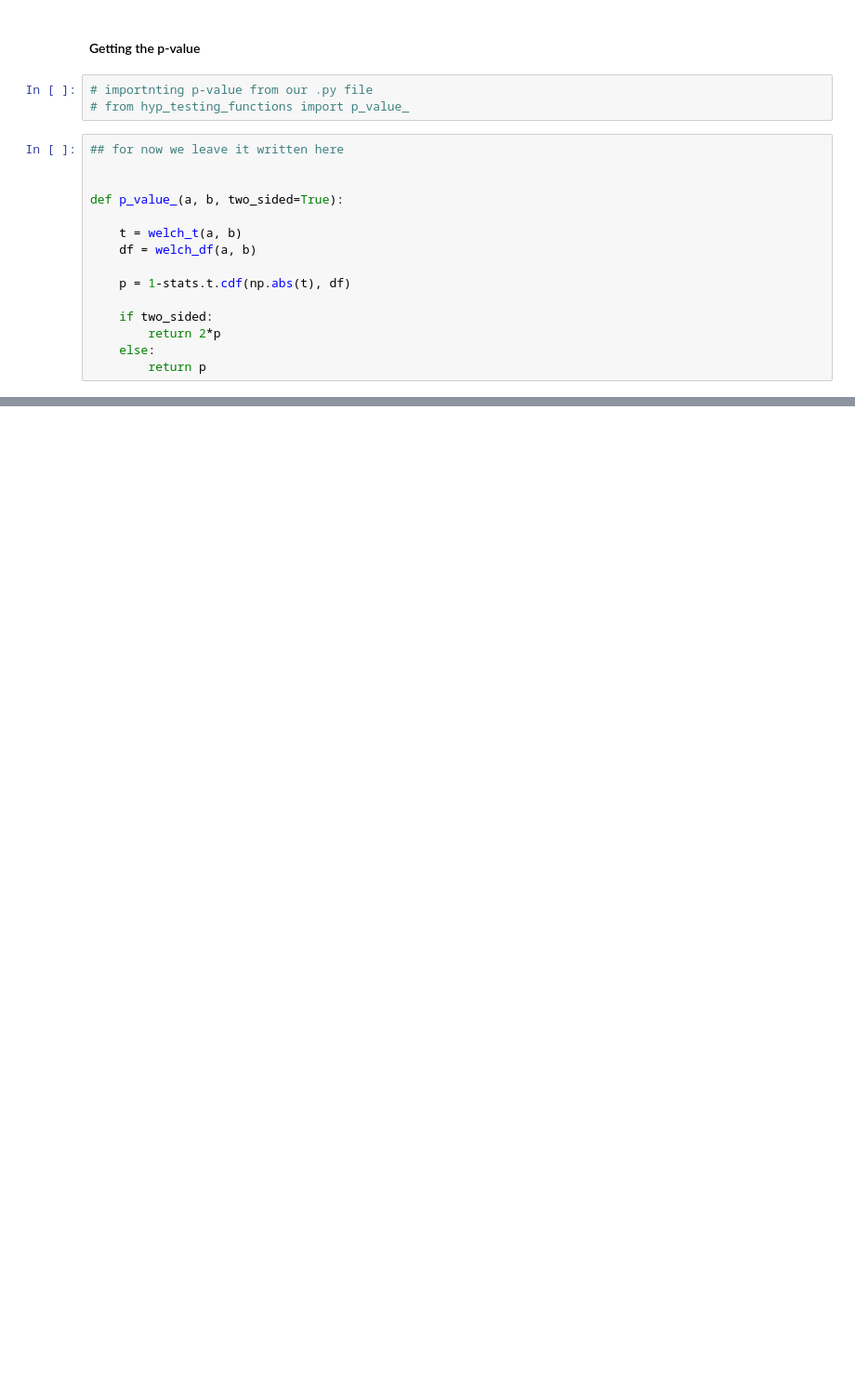
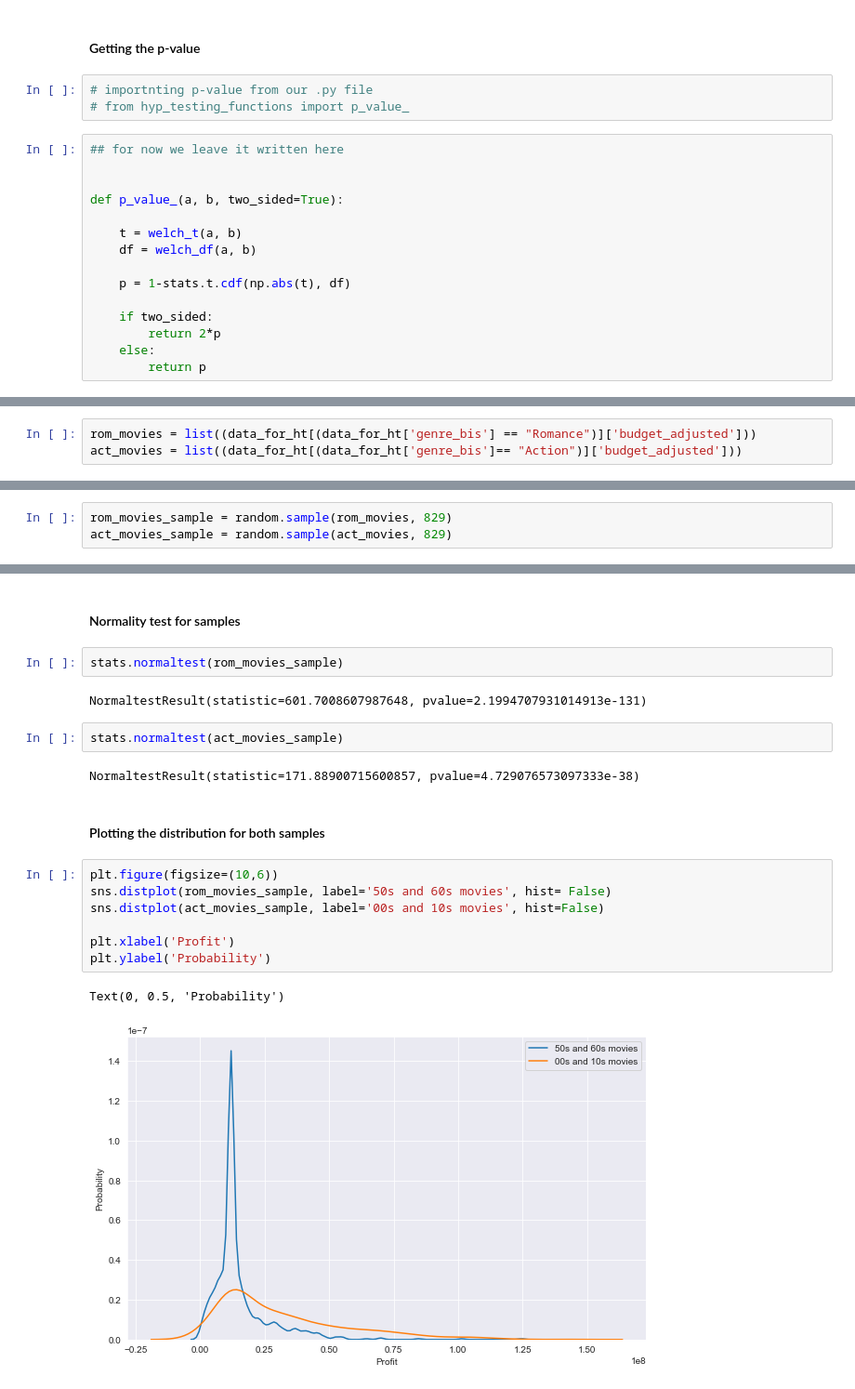
Before and after one commit to Abhiolar/IMDB, a Jupyter notebook: FINAL NOTEBOOK.ipynb, the cells around one changed output, grey strips where cells are left out. Shown at 93% size. Saved outputs shown, nothing was run; the diff lists cells and outputs as text; blank space fills up the shorter version.

```diff
--- a/FINAL NOTEBOOK.ipynb
+++ b/FINAL NOTEBOOK.ipynb
@@ -349,0 +397,3 @@ TypeError: 'numpy.float64' object is not callable
+# %%
+rom_movies = list((data_for_ht[(data_for_ht['genre_bis'] == "Romance")]['budget_adjusted']))
+act_movies = list((data_for_ht[(data_for_ht['genre_bis']== "Action")]['budget_adjusted']))
@@ -349,0 +406,3 @@ TypeError: 'numpy.float64' object is not callable
+# %%
+rom_movies_sample = random.sample(rom_movies, 829)
+act_movies_sample = random.sample(act_movies, 829)
@@ -349,0 +429,22 @@ TypeError: 'numpy.float64' object is not callable
+# %% [markdown]
+#### Normality test for samples
+# %%
+stats.normaltest(rom_movies_sample)
+# %% [output]
+NormaltestResult(statistic=601.7008607987648, pvalue=2.1994707931014913e-131)
+# %%
+stats.normaltest(act_movies_sample)
+# %% [output]
+NormaltestResult(statistic=171.88900715600857, pvalue=4.729076573097333e-38)
+# %% [markdown]
+#### Plotting the distribution for both samples
+# %%
+plt.figure(figsize=(10,6))
+sns.distplot(rom_movies_sample, label='50s and 60s movies', hist= False)
+sns.distplot(act_movies_sample, label='00s and 10s movies', hist=False)
+
+plt.xlabel('Profit')
+plt.ylabel('Probability')
+# %% [output]
+Text(0, 0.5, 'Probability')
+[figure, added]
```
Also changed, not shown: parts of 73 cells of this notebook, 1 other file.
